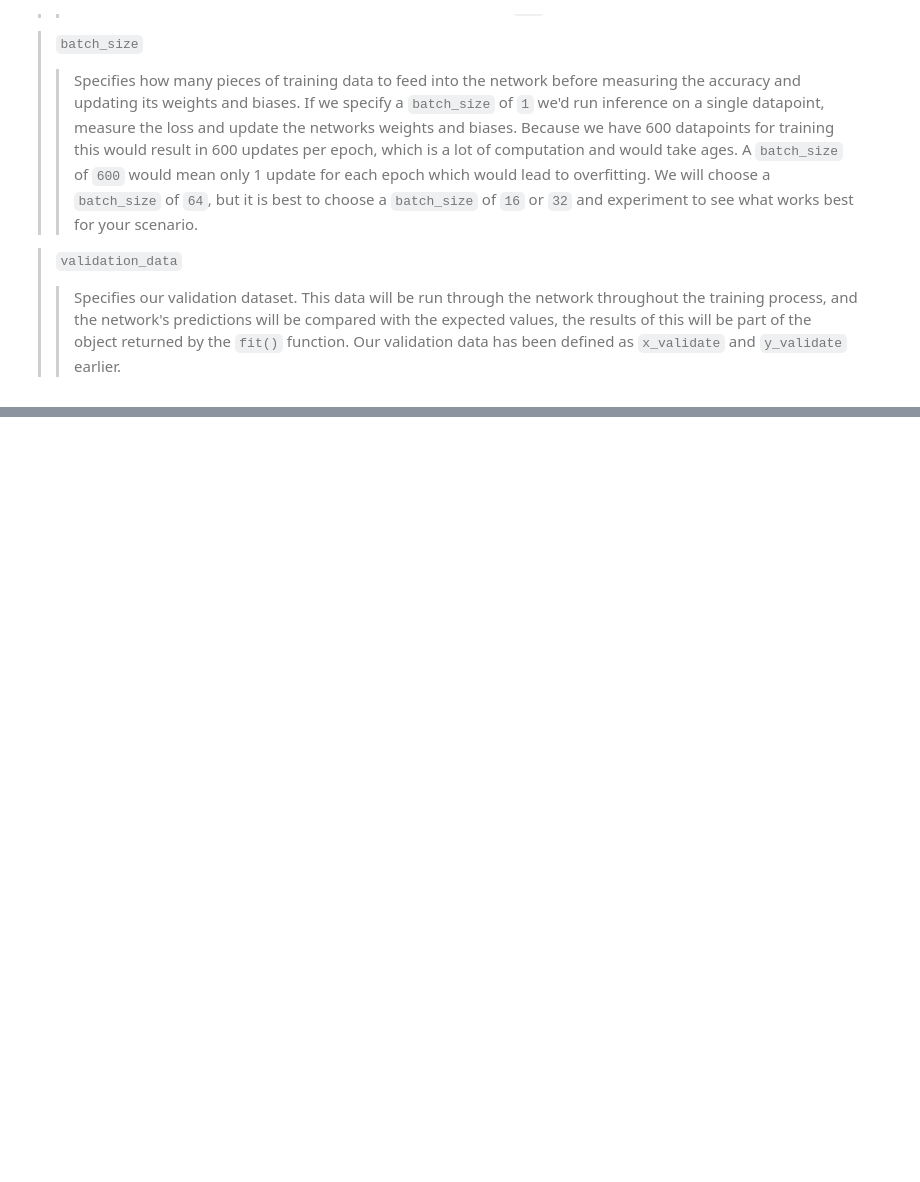
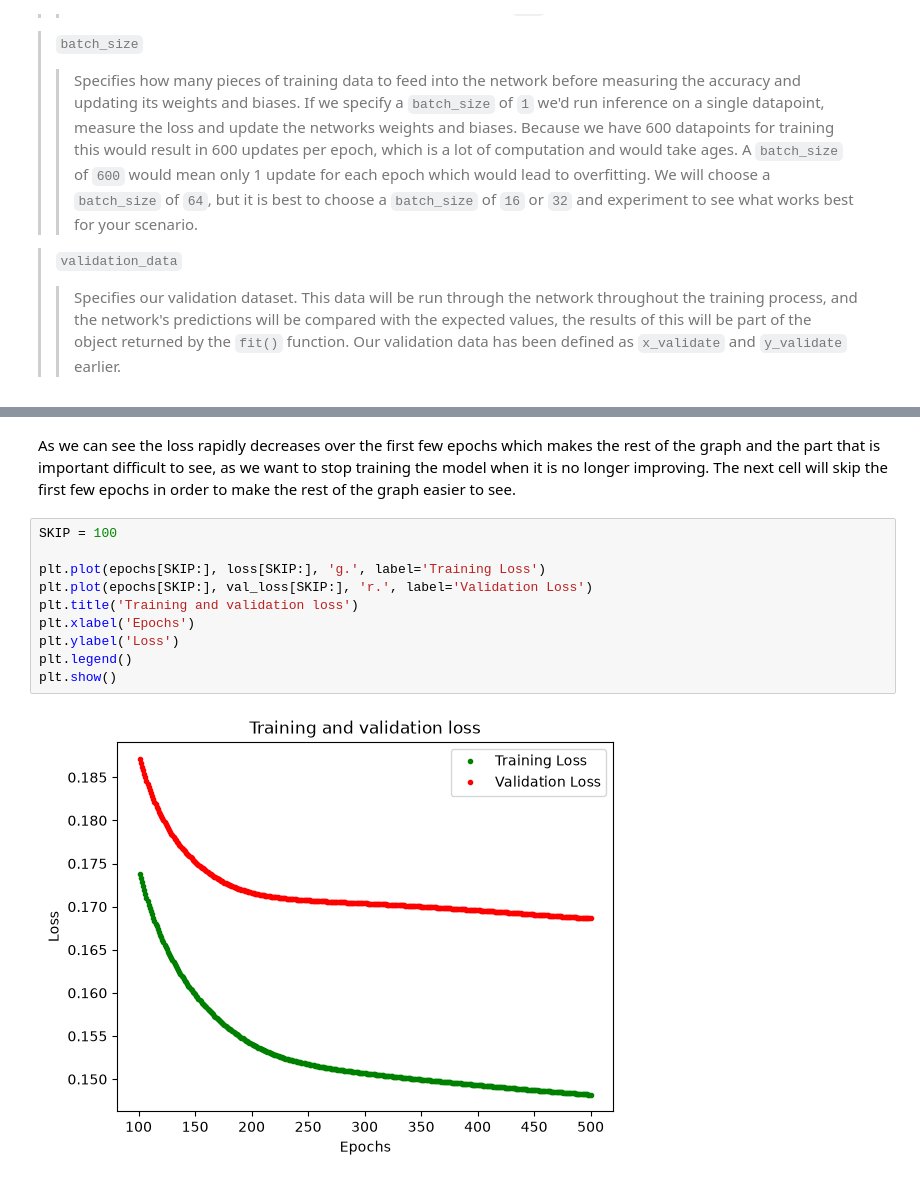
Before and after one commit to Wusteeeer/TinyML_Labs, a Jupyter notebook: hello_world/hello_world.ipynb, the cells around one changed output, grey strips where cells are left out. Saved outputs shown, nothing was run; the diff lists cells and outputs as text; blank space fills up the shorter version.

```diff
--- a/hello_world/hello_world.ipynb
+++ b/hello_world/hello_world.ipynb
@@ -248,0 +272,14 @@ A quick glance show us that the network has improved as the loss has decreased,
+# %% [markdown]
+As we can see the loss rapidly decreases over the first few epochs which makes the rest of the graph and the part that is important difficult to see, as we want to stop training the model when it is no longer improving. The next cell will skip the first few epochs in order to make the rest of the graph easier to see.
+# %%
+SKIP = 100
+
+plt.plot(epochs[SKIP:], loss[SKIP:], 'g.', label='Training Loss')
+plt.plot(epochs[SKIP:], val_loss[SKIP:], 'r.', label='Validation Loss')
+plt.title('Training and validation loss')
+plt.xlabel('Epochs')
+plt.ylabel('Loss')
+plt.legend()
+plt.show()
+# %% [output]
+[figure, added]
```
Also changed, not shown: parts of 33 cells of this notebook, 1 other file.
